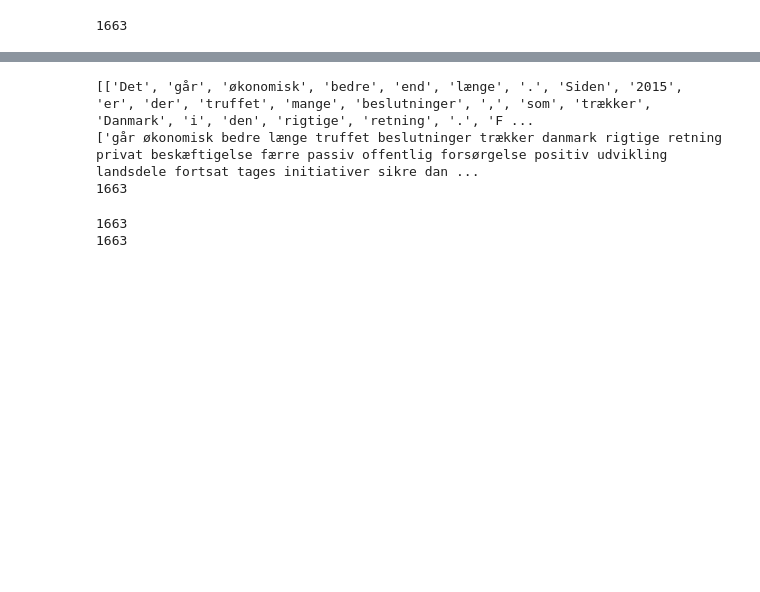
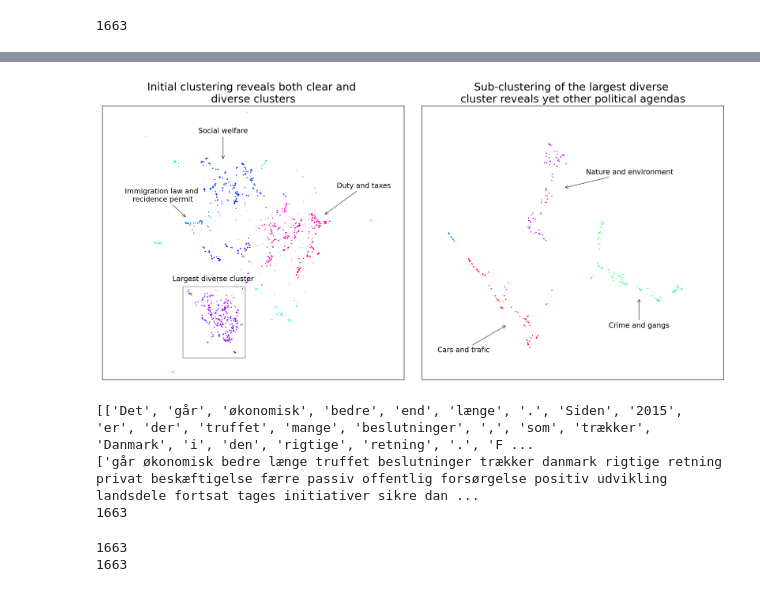
Before and after one commit to AndersGiovanni/ditw_project, a Jupyter notebook: src/folketinget_clustering.ipynb, the cells around one changed output, grey strips where cells are left out. Drawn from its saved outputs; the diff is of its cells as text; code cells hidden in the pictures; blank space fills up the shorter version.

```diff
--- a/src/folketinget_clustering.ipynb
+++ b/src/folketinget_clustering.ipynb
@@ -99,3 +151,59 @@ plt.tight_layout()
+# %%
+fig, (ax1,ax2) = plt.subplots(1,2,figsize=(15,7.5), dpi = 200)
+
+# Large Clusters
+ax1.set_title('Initial clustering reveals both clear and \ndiverse clusters', fontsize=18)
+outliers = result.loc[result.labels == -1, :]
+clustered = result.loc[result.labels != -1, :]
+ax1.scatter(outliers.x, outliers.y, color='#BDBDBD', s=0.15)
+ax1.scatter(clustered.x, clustered.y, c=clustered.labels, s=0.85, cmap='hsv')
+
+# Adding rectangle
+rect = patches.Rectangle((4, -4.2), 3.1, 2.6, linewidth=1, edgecolor='grey', facecolor='none')
+ax1.add_patch(rect)
+ax1.text(5.5, -1.4, 'Largest diverse cluster', ha='center', fontsize=12)
+
+# Annotate cluster
+ax1.annotate('Duty and taxes', (11,1), (13,2),
+            ha='center', arrowprops=dict(arrowstyle='->', color='#555555'), fontsize=12)
+ax1.annotate('Social welfare', (6,3), (6,4),
+            ha='center', arrowprops=dict(arrowstyle='->', color='#555555'), fontsize=12)
+ax1.annotate('Immigration law and \nrecidence permit', (4.2,0.9), (3.0,1.5),
+            ha='center', arrowprops=dict(arrowstyle='->', color='#555555'), fontsize=12)
+
+# Adding axis
+ax1.axis(xmin=0,xmax=15, ymin=-5, ymax =5)
+ax1.axes.xaxis.set_visible(False)
+ax1.axes.yaxis.set_visible(False)
+
+# Sub clusters
+# Visualize clusters
+sub_outliers = large_result.loc[large_result.labels == -1, :]
+sub_clustered = large_result.loc[large_result.labels != -1, :]
+ax2.scatter(sub_outliers.x, sub_outliers.y, color='#BDBDBD', s=0.15)
+ax2.scatter(sub_clustered.x, sub_clustered.y, c=sub_clustered.labels, s=0.85, cmap='hsv')
+ax2.set_title('Sub-clustering of the largest diverse \ncluster reveals yet other political agendas', fontsize=18)
+
+# Adding axis
+ax2.axis(xmin=-4,xmax=12, ymin=6, ymax =16)
+#ax2.axes.xaxis.set_visible(False)
+#ax2.axes.yaxis.set_visible(False)
+
+# Annotate cluster
+ax2.annotate('Crime and gangs', (7.5,9), (7.5,7.9),
+            ha='center', arrowprops=dict(arrowstyle='->', color='#555555'), fontsize=12)
+ax2.annotate('Nature and environment', (3.5,13), (7,13.5),
+            ha='center', arrowprops=dict(arrowstyle='->', color='#555555'), fontsize=12)
+ax2.annotate('Cars and trafic', (0.5,8), (-1.8,7),
+            ha='center', arrowprops=dict(arrowstyle='->', color='#555555'), fontsize=12)
+
+plt.tight_layout()
+ax2.axes.xaxis.set_visible(False)
+ax2.axes.yaxis.set_visible(False)
+
+plt.savefig('folketingett_clustering.png', dpi=300)
+# %% [output]
+[figure, added]
 # %%
 from nltk.tokenize import word_tokenize
 
```
Also changed, not shown: parts of 25 cells of this notebook, 4 other files.
